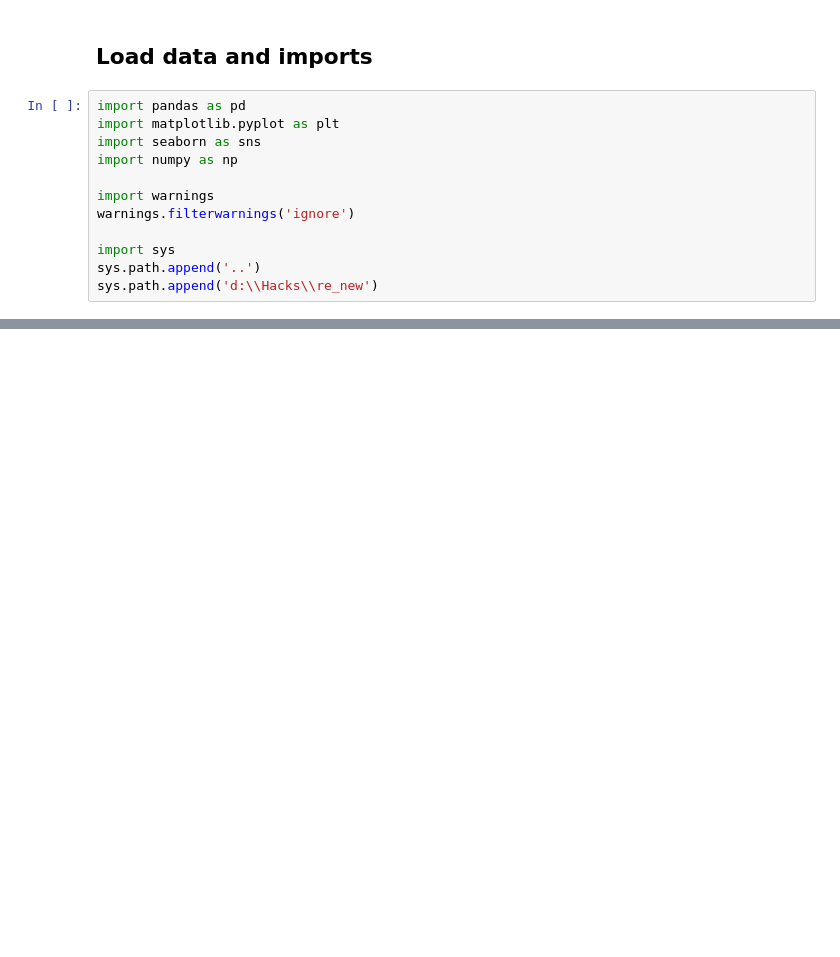
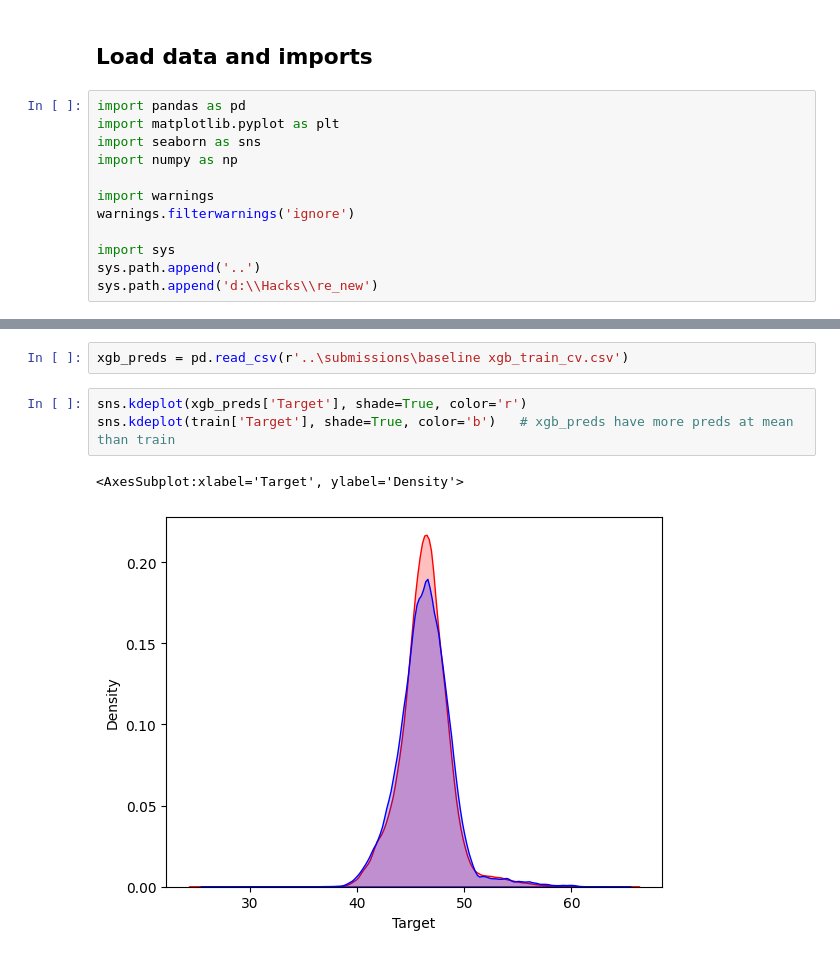
Before and after one commit to k-loki/re_new-machinehack, a Jupyter notebook: notebooks/eda.ipynb, the cells around one changed output, grey strips where cells are left out. Saved outputs shown, nothing was run; the diff lists cells and outputs as text; blank space fills up the shorter version.

```diff
--- a/notebooks/eda.ipynb
+++ b/notebooks/eda.ipynb
@@ -194,0 +62,8 @@ sns.scatterplot(x='Target', y='generator_speed', hue='turbine_id', data=train);
+# %%
+xgb_preds = pd.read_csv(r'..\submissions\baseline xgb_train_cv.csv')
+# %%
+sns.kdeplot(xgb_preds['Target'], shade=True, color='r')
+sns.kdeplot(train['Target'], shade=True, color='b')   # xgb_preds have more preds at mean than train
+# %% [output]
+<AxesSubplot:xlabel='Target', ylabel='Density'>
+[figure, added]
```
Also changed, not shown: parts of 29 cells of this notebook.
